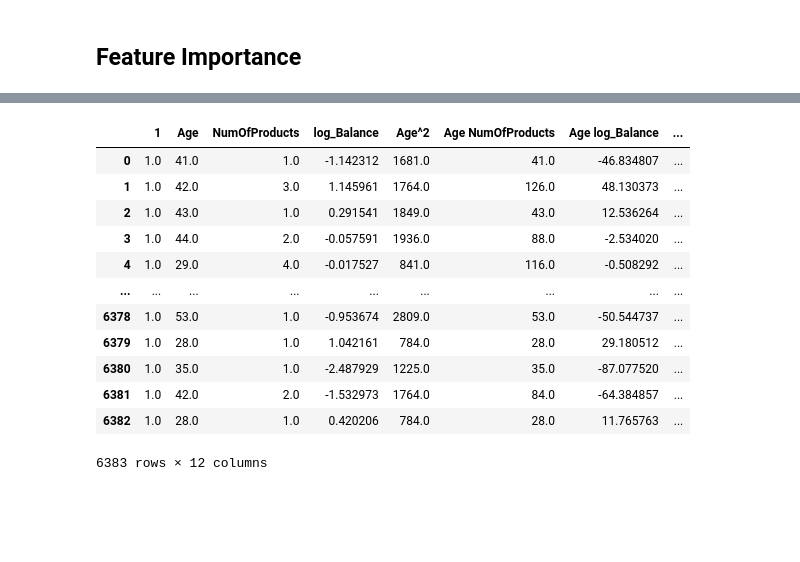
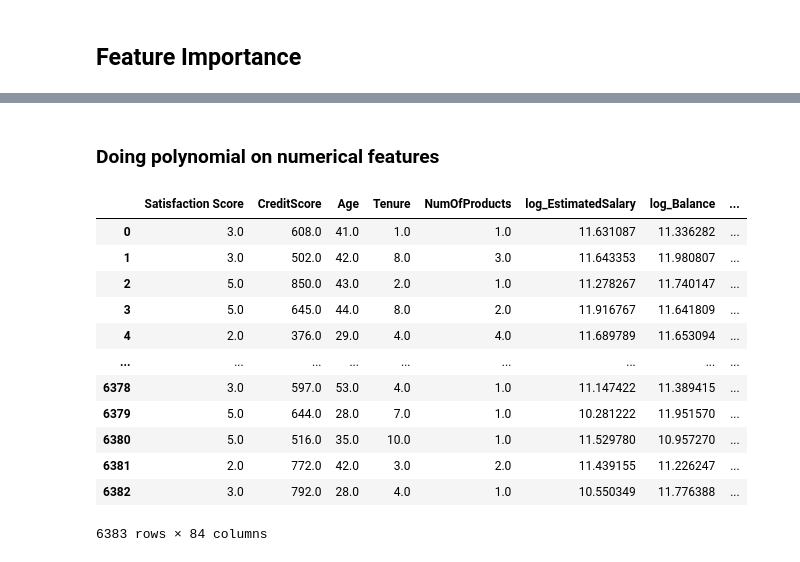
Before and after one commit to BrianLoe/ChurnPrediction, a Jupyter notebook: ML_Models2.ipynb, the cells around one changed output, grey strips where cells are left out. Drawn from its saved outputs; the diff is of its cells as text; code cells hidden in the pictures; blank space fills up the shorter version.

```diff
--- a/ML_Models2.ipynb
+++ b/ML_Models2.ipynb
@@ -1026,8 +1053,11 @@ model_df
 # %% [markdown]
 ### Splitting X and y
 # %%
-X = model_df.drop('Complain', axis=1)
-y = model_df['Complain']
+X = copy.drop('Complain', axis=1)
+y = copy['Complain']
+# %%
+# one-hot encoding
+X = pd.get_dummies(X)
 # %%
 X_train, X_test, y_train, y_test = train_test_split(X, y, test_size=.2, random_state=2)
 X_train.shape
@@ -1203,3 +1233,0 @@ sig_feat
-# %%
-X = model_df[sig_feat]
-y = model_df['Complain']
@@ -1216,6 +1263,9 @@ log_Balance       float64
 dtype: object
+# %% [markdown]
+### Doing polynomial on numerical features
 # %%
-num_X = X[X.columns[-3:]]
+num_X = X[X.columns[:13]]
+num_X.drop(['Balance','EstimatedSalary','Point Earned'], axis=1, inplace=True)
 # %%
 from sklearn.preprocessing import PolynomialFeatures
 
@@ -1223,22 +1273,23 @@ poly = PolynomialFeatures(2)
 df_poly = poly.fit_transform(num_X)
 df_poly = pd.DataFrame(df_poly, columns=poly.get_feature_names_out())
 # %%
-polyX = pd.concat([df_poly.reset_index(drop=True), X[X.columns[:2]].reset_index(drop=True)], axis=1)
+polyX = pd.concat([df_poly.reset_index(drop=True), X[X.columns[13:]].reset_index(drop=True)], axis=1)
+polyX = polyX.iloc[:,1:]
 polyX
 # %% [output]
-|  | 1 | Age | NumOfProducts | log_Balance | Age^2 | Age NumOfProducts | Age log_Balance | ... |
-| 0 | 1.0 | 41.0 | 1.0 | -1.142312 | 1681.0 | 41.0 | -46.834807 | ... |
-| 1 | 1.0 | 42.0 | 3.0 | 1.145961 | 1764.0 | 126.0 | 48.130373 | ... |
-| 2 | 1.0 | 43.0 | 1.0 | 0.291541 | 1849.0 | 43.0 | 12.536264 | ... |
-| 3 | 1.0 | 44.0 | 2.0 | -0.057591 | 1936.0 | 88.0 | -2.534020 | ... |
-| 4 | 1.0 | 29.0 | 4.0 | -0.017527 | 841.0 | 116.0 | -0.508292 | ... |
+|  | Satisfaction Score | CreditScore | Age | Tenure | NumOfProducts | log_EstimatedSalary | log_Balance | ... |
+| 0 | 3.0 | 608.0 | 41.0 | 1.0 | 1.0 | 11.631087 | 11.336282 | ... |
+| 1 | 3.0 | 502.0 | 42.0 | 8.0 | 3.0 | 11.643353 | 11.980807 | ... |
+| 2 | 5.0 | 850.0 | 43.0 | 2.0 | 1.0 | 11.278267 | 11.740147 | ... |
+| 3 | 5.0 | 645.0 | 44.0 | 8.0 | 2.0 | 11.916767 | 11.641809 | ... |
+| 4 | 2.0 | 376.0 | 29.0 | 4.0 | 4.0 | 11.689789 | 11.653094 | ... |
 | ... | ... | ... | ... | ... | ... | ... | ... | ... |
-| 6378 | 1.0 | 53.0 | 1.0 | -0.953674 | 2809.0 | 53.0 | -50.544737 | ... |
-| 6379 | 1.0 | 28.0 | 1.0 | 1.042161 | 784.0 | 28.0 | 29.180512 | ... |
-| 6380 | 1.0 | 35.0 | 1.0 | -2.487929 | 1225.0 | 35.0 | -87.077520 | ... |
-| 6381 | 1.0 | 42.0 | 2.0 | -1.532973 | 1764.0 | 84.0 | -64.384857 | ... |
-| 6382 | 1.0 | 28.0 | 1.0 | 0.420206 | 784.0 | 28.0 | 11.765763 | ... |
+| 6378 | 3.0 | 597.0 | 53.0 | 4.0 | 1.0 | 11.147422 | 11.389415 | ... |
+| 6379 | 5.0 | 644.0 | 28.0 | 7.0 | 1.0 | 10.281222 | 11.951570 | ... |
+| 6380 | 5.0 | 516.0 | 35.0 | 10.0 | 1.0 | 11.529780 | 10.957270 | ... |
+| 6381 | 2.0 | 772.0 | 42.0 | 3.0 | 2.0 | 11.439155 | 11.226247 | ... |
+| 6382 | 3.0 | 792.0 | 28.0 | 4.0 | 1.0 | 10.550349 | 11.776388 | ... |
-6383 rows × 12 columns
+6383 rows × 84 columns
 # %%
 X_train, X_test, y_train, y_test = train_test_split(polyX, y, test_size=.2, random_state=2)
 X_train.shape
```
Also changed, not shown: parts of 108 cells of this notebook.
